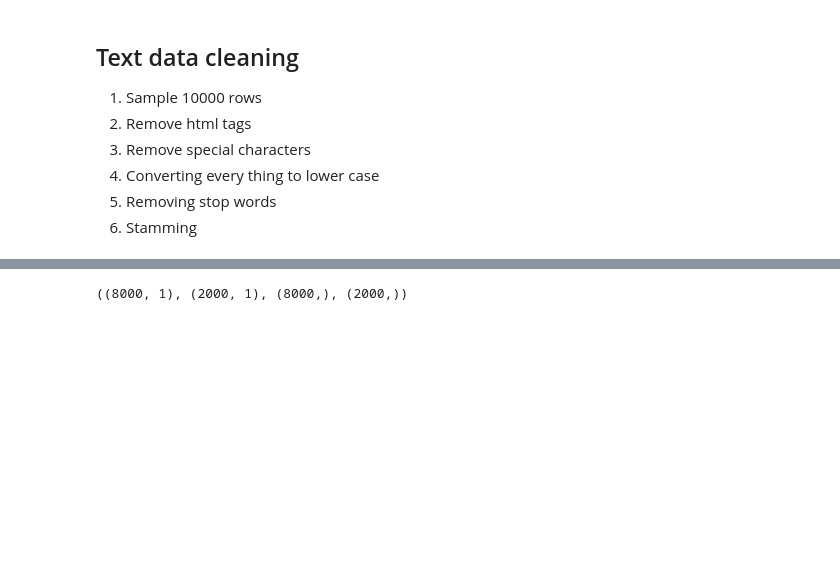
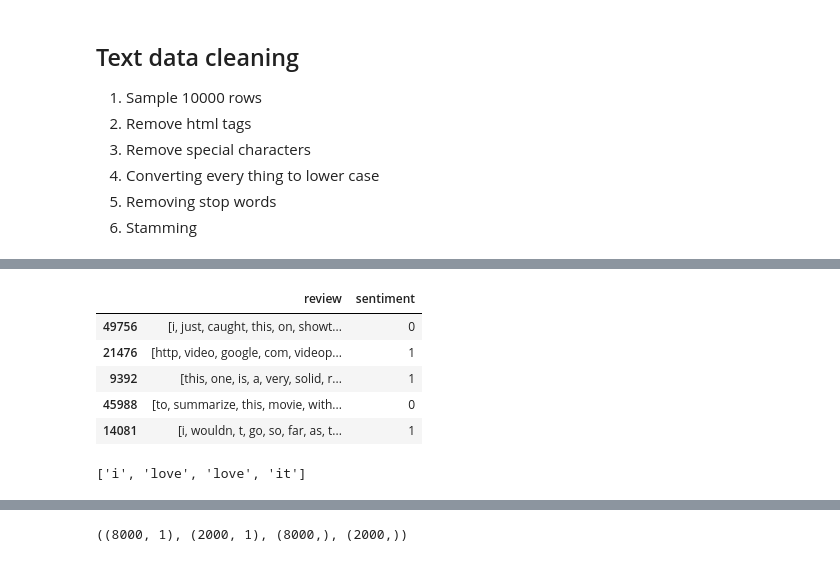
Before and after one commit to ipartzix/AI-ML-ENGINEERING-JOURNEY, a Jupyter notebook: 10_Projects/03_Sentiment_Analysis/sentiment_analysis.ipynb, the cells around one changed output, grey strips where cells are left out. Cells and saved outputs as stored; diff of their text form; code cells hidden in the pictures; blank space fills up the shorter version.

Commit message:
feat(sentiment_analysis):frepare data for train the model

```diff
--- a/10_Projects/03_Sentiment_Analysis/sentiment_analysis.ipynb
+++ b/10_Projects/03_Sentiment_Analysis/sentiment_analysis.ipynb
@@ -99,0 +113,13 @@ re.sub(clean, '', df.iloc[2].review ) # "Take the review in the 3rd row, find al
+# %%
+# function to remove special characters from the review text using Regular Expressions (regex). The regex pattern '[^a-zA-Z0-9\s]' matches any character that is not a letter (uppercase or lowercase), a digit, or whitespace. This effectively captures special characters, which can then be removed from the text.
+def remove_special_characters(text):
+    x=''
+    for i in text:
+        if i.isalnum() or i.isspace():
+            x+=i
+        else:
+            x+=' '
+
+    return x
+# %%
+df['review'] = df['review'].apply(remove_special_characters)
@@ -99,0 +139,5 @@ re.sub(clean, '', df.iloc[2].review ) # "Take the review in the 3rd row, find al
+# %%
+df['review'] = df['review'].apply(remove_special_characters)
+# %%
+df["review"] = df["review"].str.split()
+df["review"].iloc[0]
@@ -99,0 +162,9 @@ re.sub(clean, '', df.iloc[2].review ) # "Take the review in the 3rd row, find al
+# %%
+df.head()
+# %% [output]
+|  | review | sentiment |
+| 49756 | [i, just, caught, this, on, showt... | 0 |
+| 21476 | [http, video, google, com, videop... | 1 |
+| 9392 | [this, one, is, a, very, solid, r... | 1 |
+| 45988 | [to, summarize, this, movie, with... | 0 |
+| 14081 | [i, wouldn, t, go, so, far, as, t... | 1 |
@@ -99,0 +183,4 @@ re.sub(clean, '', df.iloc[2].review ) # "Take the review in the 3rd row, find al
+# %%
+stem_words(["I","loved", "loving","it"])
+# %% [output]
+['i', 'love', 'love', 'it']
```
Also changed, not shown: parts of 22 cells of this notebook.
